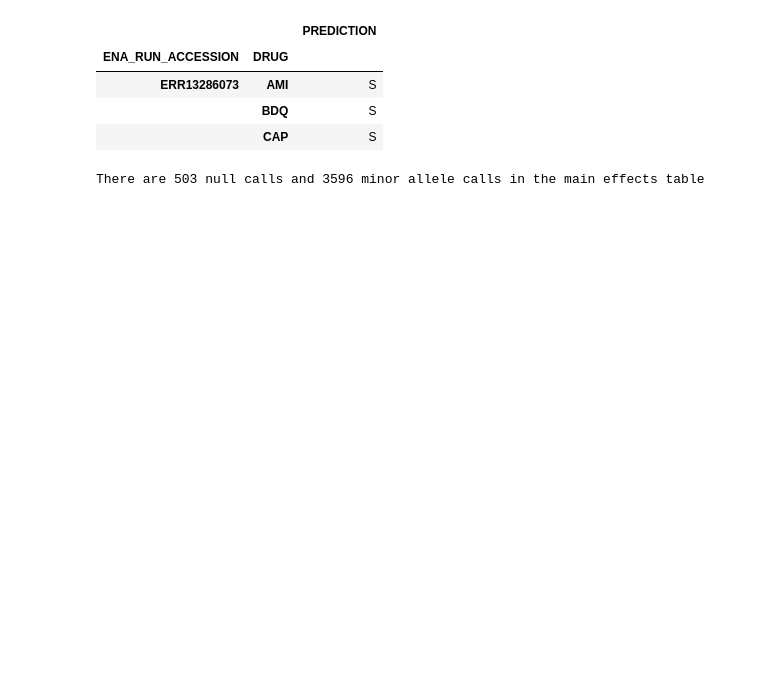
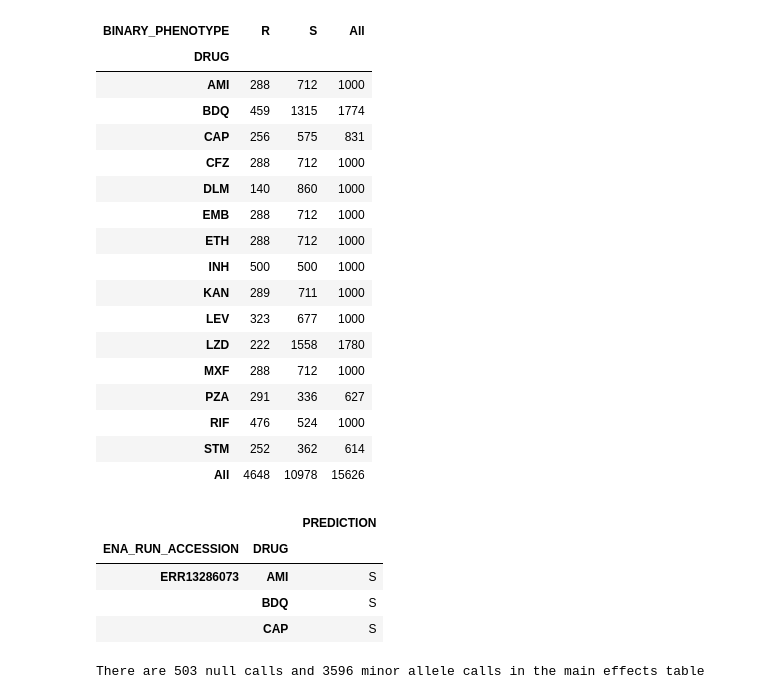
Before and after one commit to fowler-lab/validate-myco-amr, a Jupyter notebook: create-results-table.ipynb, the cells around one changed output. Drawn from its saved outputs; the diff is of its cells as text; code cells hidden in the pictures; blank space fills up the shorter version.

```diff
--- a/create-results-table.ipynb
+++ b/create-results-table.ipynb
@@ -33,3 +53,25 @@ PHENOTYPES[:2]
+# %%
+df = PHENOTYPES.reset_index()
+pandas.crosstab(df['DRUG'], df['BINARY_PHENOTYPE'], margins=True)
+# %% [output]
+| BINARY_PHENOTYPE | R | S | All |
+| DRUG |  |  |  |
+| AMI | 288 | 712 | 1000 |
+| BDQ | 459 | 1315 | 1774 |
+| CAP | 256 | 575 | 831 |
+| CFZ | 288 | 712 | 1000 |
+| DLM | 140 | 860 | 1000 |
+| EMB | 288 | 712 | 1000 |
+| ETH | 288 | 712 | 1000 |
+| INH | 500 | 500 | 1000 |
+| KAN | 289 | 711 | 1000 |
+| LEV | 323 | 677 | 1000 |
+| LZD | 222 | 1558 | 1780 |
+| MXF | 288 | 712 | 1000 |
+| PZA | 291 | 336 | 627 |
+| RIF | 476 | 524 | 1000 |
+| STM | 252 | 362 | 614 |
+| All | 4648 | 10978 | 15626 |
 # %%
 RAW_PREDICTIONS = pandas.read_csv('dat/RAW_PREDICTIONS.csv')
 RAW_PREDICTIONS.set_index(['ENA_RUN_ACCESSION', 'DRUG'], inplace=True)
```
Also changed, not shown: parts of 6 cells of this notebook.
